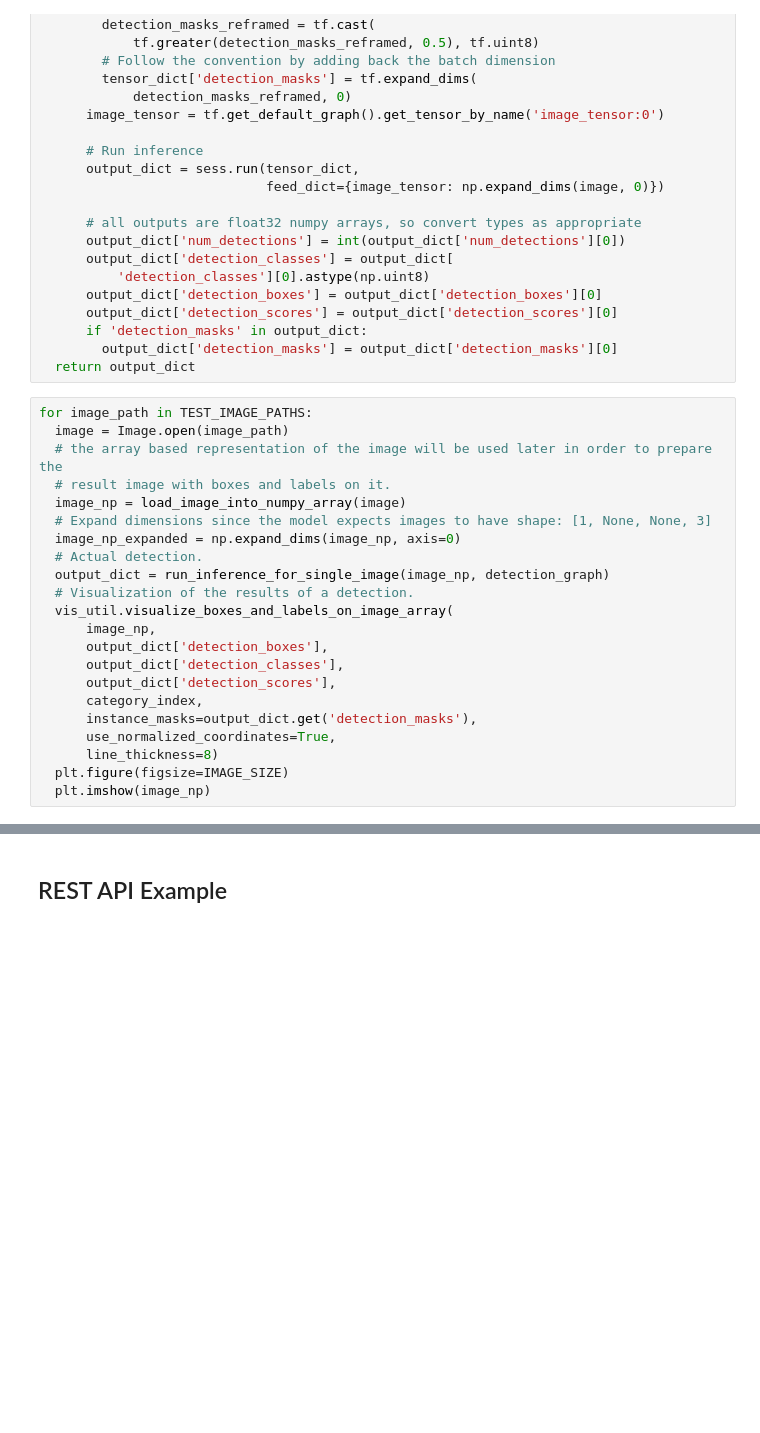
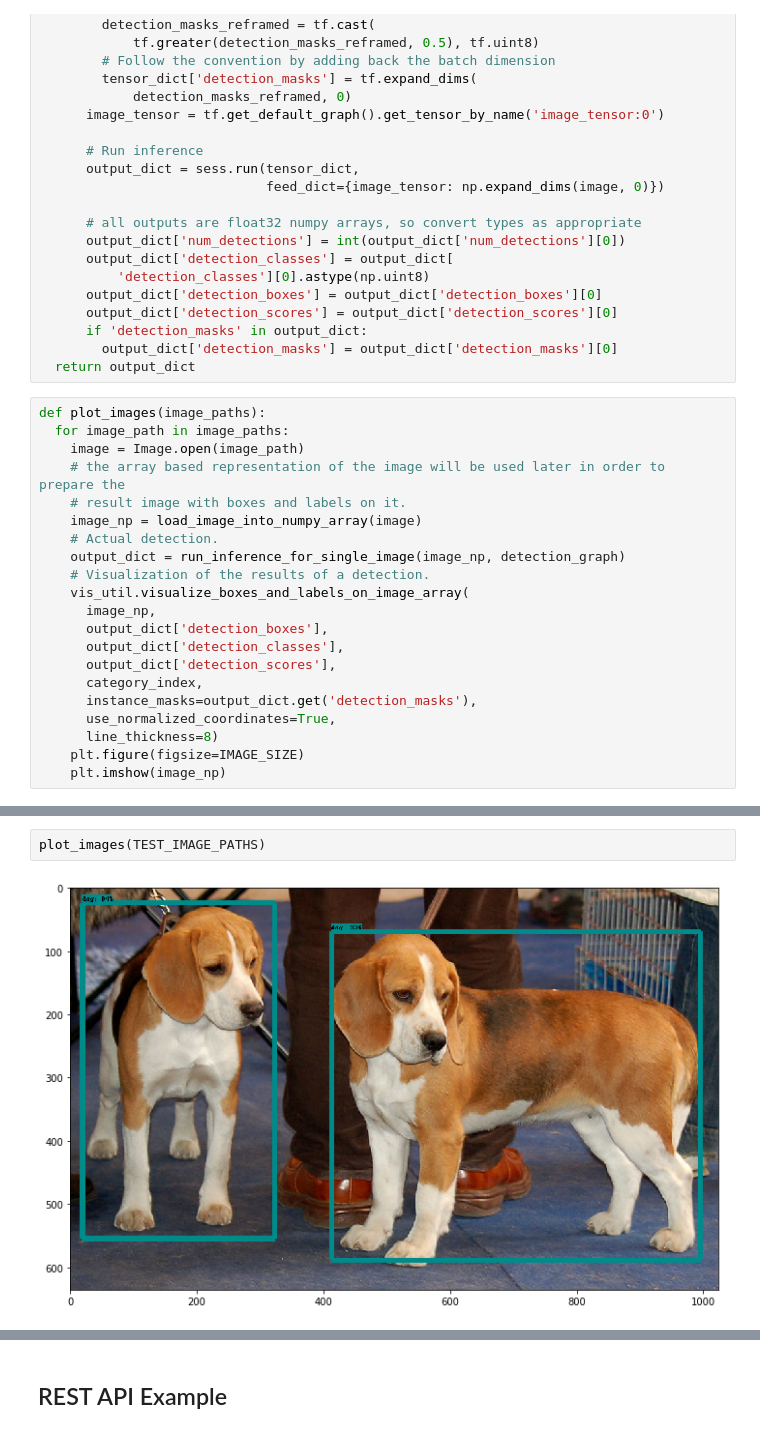
Before and after one commit to bugra/putting-tensorflow-models-to-production, a Jupyter notebook: notebooks/3. Object Detection.ipynb, the cells around one changed output, grey strips where cells are left out. Cells and saved outputs as stored; diff of their text form; blank space fills up the shorter version.

```diff
--- a/notebooks/3. Object Detection.ipynb
+++ b/notebooks/3. Object Detection.ipynb
@@ -151,17 +183,16 @@ def run_inference_for_single_image(image, graph):
         output_dict['detection_masks'] = output_dict['detection_masks'][0]
   return output_dict
 # %%
-for image_path in TEST_IMAGE_PATHS:
-  image = Image.open(image_path)
-  # the array based representation of the image will be used later in order to prepare the
-  # result image with boxes and labels on it.
-  image_np = load_image_into_numpy_array(image)
-  # Expand dimensions since the model expects images to have shape: [1, None, None, 3]
-  image_np_expanded = np.expand_dims(image_np, axis=0)
-  # Actual detection.
-  output_dict = run_inference_for_single_image(image_np, detection_graph)
-  # Visualization of the results of a detection.
-  vis_util.visualize_boxes_and_labels_on_image_array(
+def plot_images(image_paths):
+  for image_path in image_paths:
+    image = Image.open(image_path)
+    # the array based representation of the image will be used later in order to prepare the
+    # result image with boxes and labels on it.
+    image_np = load_image_into_numpy_array(image)
+    # Actual detection.
+    output_dict = run_inference_for_single_image(image_np, detection_graph)
+    # Visualization of the results of a detection.
+    vis_util.visualize_boxes_and_labels_on_image_array(
       image_np,
       output_dict['detection_boxes'],
       output_dict['detection_classes'],
@@ -170,5 +201,5 @@ for image_path in TEST_IMAGE_PATHS:
       instance_masks=output_dict.get('detection_masks'),
       use_normalized_coordinates=True,
       line_thickness=8)
-  plt.figure(figsize=IMAGE_SIZE)
-  plt.imshow(image_np)
+    plt.figure(figsize=IMAGE_SIZE)
+    plt.imshow(image_np)
@@ -180,0 +206,4 @@ for image_path in TEST_IMAGE_PATHS:
+# %%
+plot_images(TEST_IMAGE_PATHS)
+# %% [output]
+[figure, added]
```
Also changed, not shown: parts of 21 cells of this notebook.
